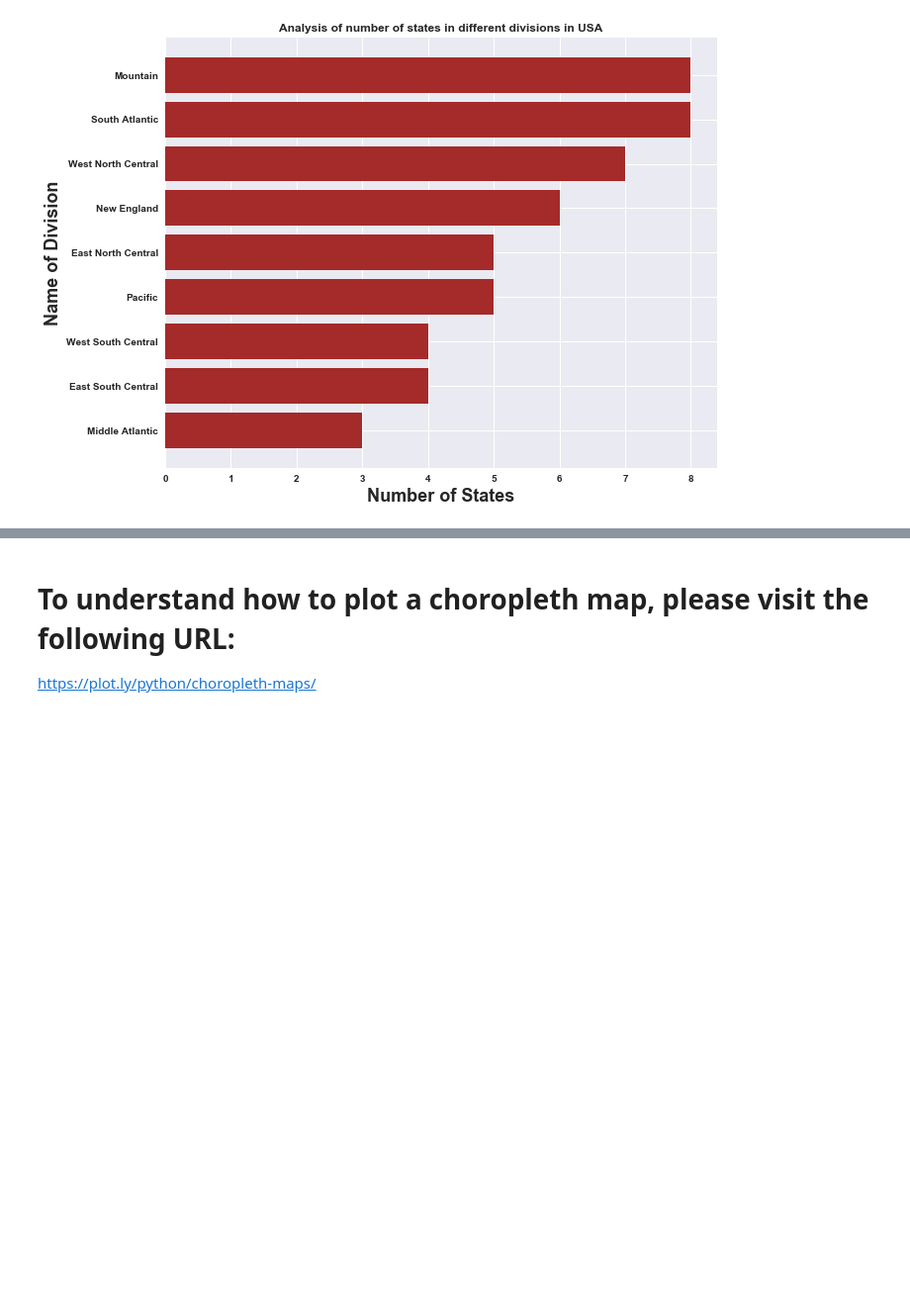
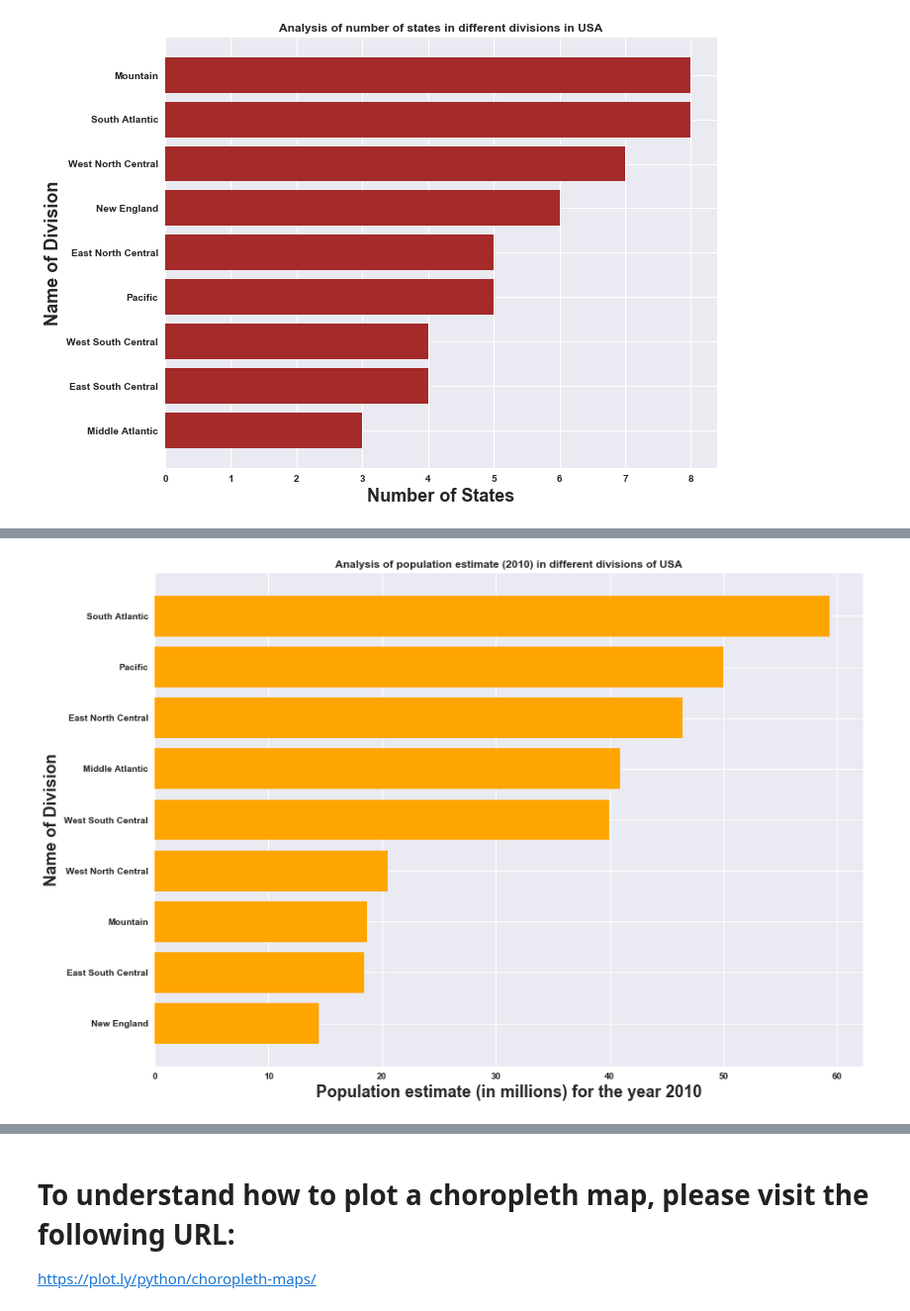
Before and after one commit to bodhisattamaiti25/projects-data-science, a Jupyter notebook: US_Energy_Economic_Census_Data_Analysis/US_Energy_Economic_Census_Data_Analysis.ipynb, the cells around one changed output, grey strips where cells are left out. Shown at 99% size. Cells and saved outputs as stored; diff of their text form; code cells hidden in the pictures; blank space fills up the shorter version.

Commit message:
population estimate analysis with respect to divisions in USA

```diff
--- a/US_Energy_Economic_Census_Data_Analysis/US_Energy_Economic_Census_Data_Analysis.ipynb
+++ b/US_Energy_Economic_Census_Data_Analysis/US_Energy_Economic_Census_Data_Analysis.ipynb
@@ -189,3 +189,11 @@ fig2, ax2 = plt.subplots()
 generate_horizontalBarChart(ax2, np.arange(len(divisions)), states_in_division_count, 'brown', divisions, 'Number of States', 'Name of Division', 'Analysis of number of states in different divisions in USA', 0)
 # %% [output]
 [figure]
+# %%
+popestimate_by_division_df = energy_economic_census_df_filtered.groupby(['Division Name'])[["POPESTIMATE2010", "POPESTIMATE2014"]].sum()
+# %%
+popestimate_by_division_df['POPESTIMATE_PERCENT_CHANGE_2010_2014'] = ((popestimate_by_division_df['POPESTIMATE2014'] - popestimate_by_division_df['POPESTIMATE2010'])/popestimate_by_division_df['POPESTIMATE2010'])*100
+popestimate_by_division_df['POPESTIMATE2010'] = popestimate_by_division_df['POPESTIMATE2010']/1e6
+popestimate_by_division_df['POPESTIMATE2014'] = popestimate_by_division_df['POPESTIMATE2014']/1e6
+popestimate_by_division_df.rename(index=str, columns={"POPESTIMATE2010": "POPESTIMATE2010 (in Millions)", "POPESTIMATE2014": "POPESTIMATE2014 (in Millions)"}, inplace=True)
+popestimate_by_division_df
@@ -191,0 +212,22 @@ generate_horizontalBarChart(ax2, np.arange(len(divisions)), states_in_division_c
+# %%
+popestimate2010_vals = []
+popestimate2014_vals = []
+popestimate_percent_change_vals = []
+for cur_division in divisions:
+    popestimate2010_vals.append((cur_division, popestimate_by_division_df.get_value(cur_division, 'POPESTIMATE2010 (in Millions)')))
+    popestimate2014_vals.append((cur_division, popestimate_by_division_df.get_value(cur_division, 'POPESTIMATE2014 (in Millions)')))
+    popestimate_percent_change_vals.append((cur_division, popestimate_by_division_df.get_value(cur_division, 'POPESTIMATE_PERCENT_CHANGE_2010_2014')))
+# %%
+popestimate2010_vals = sorted(popestimate2010_vals, key=lambda x:x[1], reverse=True)
+popestimate2014_vals = sorted(popestimate2014_vals, key=lambda x:x[1], reverse=True)
+popestimate_percent_change_vals = sorted(popestimate_percent_change_vals, key=lambda x:x[1], reverse=True)
+# %%
+unzip_popestimate2010_division_data = zip(*popestimate2010_vals)
+divisions_popestimate2010 = unzip_popestimate2010_division_data[0]
+popestimate2010_in_division_val = unzip_popestimate2010_division_data[1]
+
+pylab.rcParams['figure.figsize'] = 14, 10
+fig3, ax3 = plt.subplots()
+generate_horizontalBarChart(ax3, np.arange(len(divisions_popestimate2010)), popestimate2010_in_division_val, 'orange', divisions_popestimate2010, 'Population estimate (in millions) for the year 2010', 'Name of Division', 'Analysis of population estimate (2010) in different divisions of USA', 0)
+# %% [output]
+[figure, added]
```
Also changed, not shown: parts of 3 cells of this notebook.
